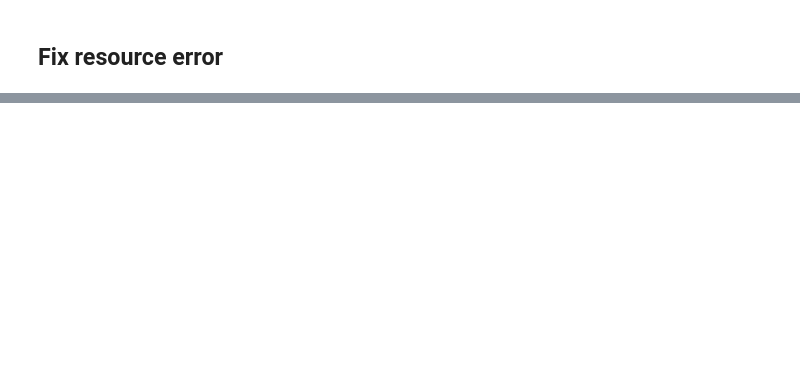
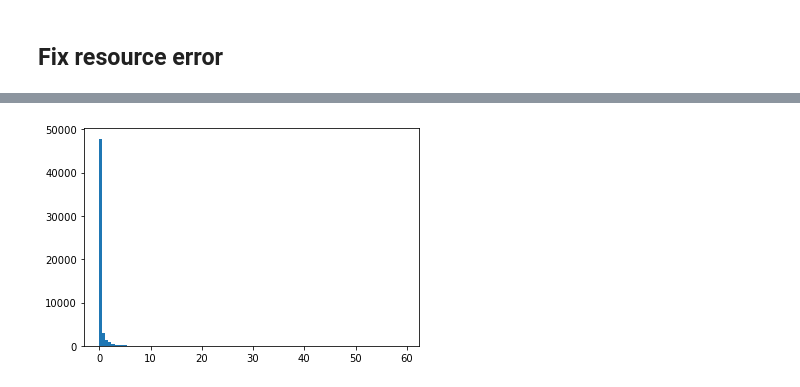
Before and after one commit to sagar-garg/WeatherBench, a Jupyter notebook: devlog/32-categorical.ipynb, the cells around one changed output, grey strips where cells are left out. Drawn from its saved outputs; the diff is of its cells as text; code cells hidden in the pictures; blank space fills up the shorter version.

```diff
--- a/devlog/32-categorical.ipynb
+++ b/devlog/32-categorical.ipynb
@@ -632,0 +741,4 @@ preds.to_netcdf(f'{args["pred_save_dir"]}/{args["exp_id"]}.nc')
+# %%
+plt.hist(y_positive, bins=100);
+# %% [output]
+[figure, added]
```
Also changed, not shown: parts of 24 cells of this notebook, 3 other files.
